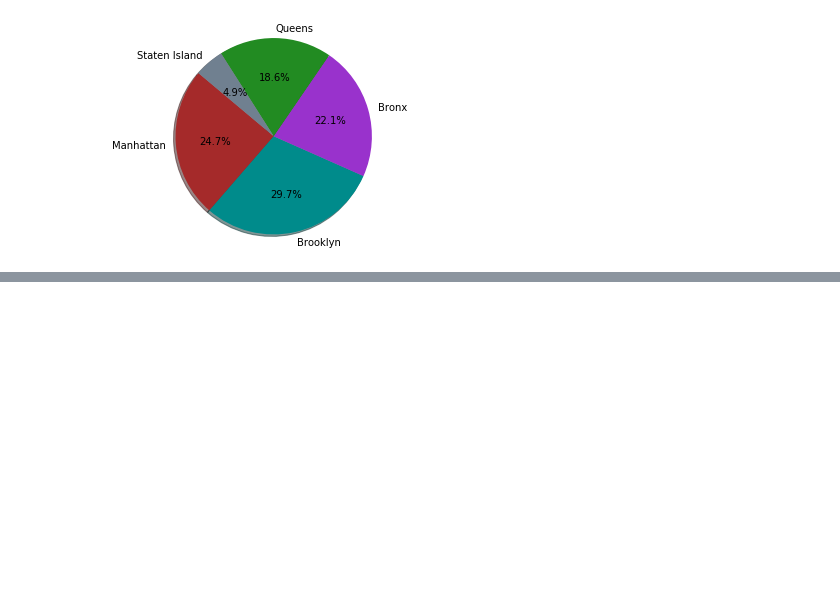
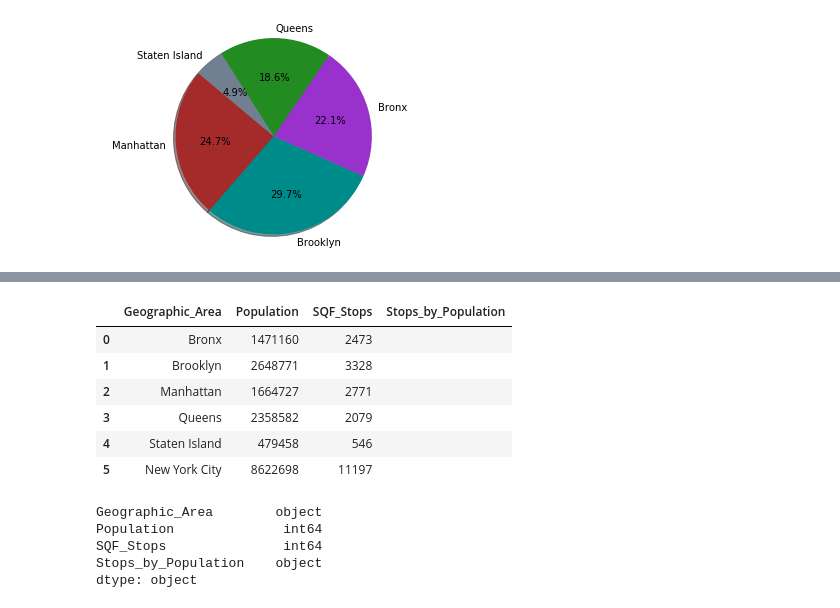
Before and after one commit to rachaelcamick/groupproject_sqf, a Jupyter notebook: rachael_cleaner_dataframe.ipynb, the cells around one changed output, grey strips where cells are left out. Saved outputs shown, nothing was run; the diff lists cells and outputs as text; code cells hidden in the pictures; blank space fills up the shorter version.

```diff
--- a/rachael_cleaner_dataframe.ipynb
+++ b/rachael_cleaner_dataframe.ipynb
@@ -62,22 +62,14 @@ staten_df = df_reduced.loc[df_reduced["STOP_LOCATION_BORO_NAME"] == "STATEN IS"]
 # %%
-## In which borough is the stop question and frisk technique most used? Least used?
+# In which borough is the stop question and frisk technique most used? Least used?
 manhattan_stops = len(manhattan_df)
-print("Manhattan")
-print(manhattan_stops)
+brooklyn_stops = len(brooklyn_df)
+bronx_stops = len(bronx_df)
+queens_stops = len(queens_df)
+staten_stops = len(staten_df)
+nyc_total_stops = staten_stops + queens_stops + brooklyn_stops + manhattan_stops + bronx_stops
 
-brooklyn_stops = len(brooklyn_df)
-print("Brooklyn")
-print(brooklyn_stops)
-
-bronx_stops = len(bronx_df)
-print("Bronx")
-print(bronx_stops)
-
-queens_stops = len(queens_df)
-print("Queens")
-print(queens_stops)
-
-staten_stops = len(staten_df)
-print("Staten Island")
-print(staten_stops)
+stops_df = pd.DataFrame({
+    "Geographic_Area": ["Manhattan", "Brooklyn", "Bronx", "Queens", "Staten Island", "New York City"],
+    "SQF_Stops": [manhattan_stops, brooklyn_stops, bronx_stops, queens_stops, staten_stops, nyc_total_stops]})
+print(stops_df)
 # %% [output]
@@ -112,0 +101,6 @@ plt.axis("equal")
+# %%
+# Number of stops relative to population of each borough
+# read in csv file
+Population_2017 = "borough_population.csv"
+df_pop = pd.read_csv(Population_2017)
+print(df_pop)
@@ -112,0 +143,20 @@ plt.axis("equal")
+# %%
+combined_df = pd.merge(df_pop, stops_df, how="outer", on="Geographic_Area")
+combined_df["Stops_by_Population"] = ""
+combined_df
+# %% [output]
+|  | Geographic_Area | Population | SQF_Stops | Stops_by_Population |
+| 0 | Bronx | 1471160 | 2473 |  |
+| 1 | Brooklyn | 2648771 | 3328 |  |
+| 2 | Manhattan | 1664727 | 2771 |  |
+| 3 | Queens | 2358582 | 2079 |  |
+| 4 | Staten Island | 479458 | 546 |  |
+| 5 | New York City | 8622698 | 11197 |  |
+# %%
+combined_df.dtypes
+# %% [output]
+Geographic_Area        object
+Population              int64
+SQF_Stops               int64
+Stops_by_Population    object
+dtype: object
```
Also changed, not shown: parts of 9 cells of this notebook, 1 other file.
